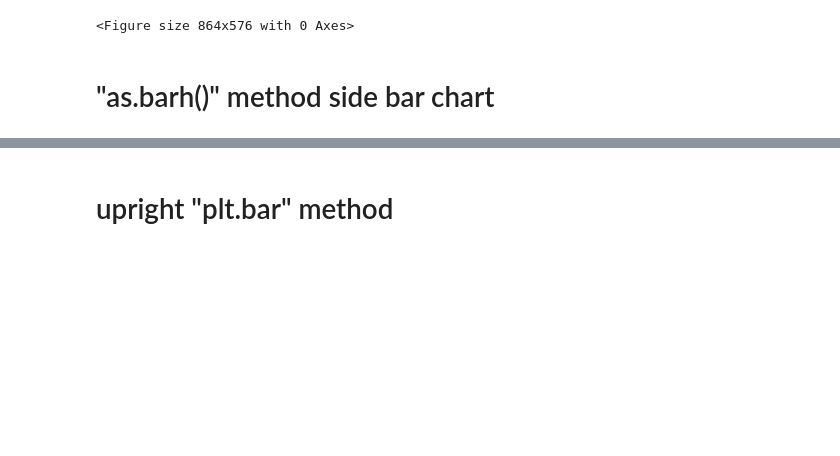
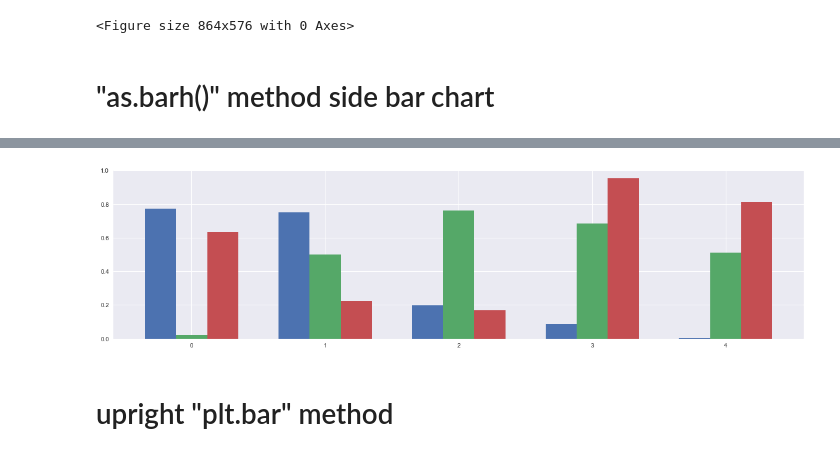
Before and after one commit to Boot-Team-7/project_1_materials, a Jupyter notebook: William/Rent20-22.ipynb, the cells around one changed output, grey strips where cells are left out. Drawn from its saved outputs; the diff is of its cells as text; code cells hidden in the pictures; blank space fills up the shorter version.

```diff
--- a/William/Rent20-22.ipynb
+++ b/William/Rent20-22.ipynb
@@ -206,3 +204,23 @@ plt.show()
+# %%
+n_series = 3
+n_observations = 5
+x = np.arange(n_observations)
+data = np.random.random((n_observations,n_series))
+
+
+# Plotting:
+
+fig, ax = plt.subplots(figsize=(20,5))
+
+# Determine bar widths
+width_cluster = 0.7
+width_bar = width_cluster/n_series
+
+for n in range(n_series):
+    x_positions = x+(width_bar*n)-width_cluster/2
+    ax.bar(x_positions, data[:,n], width_bar, align='edge')
+# %% [output]
+[figure, added]
 # %% [markdown]
 # upright "plt.bar" method
 # %%
```
Also changed, not shown: parts of 2 cells of this notebook, 1 other file.
